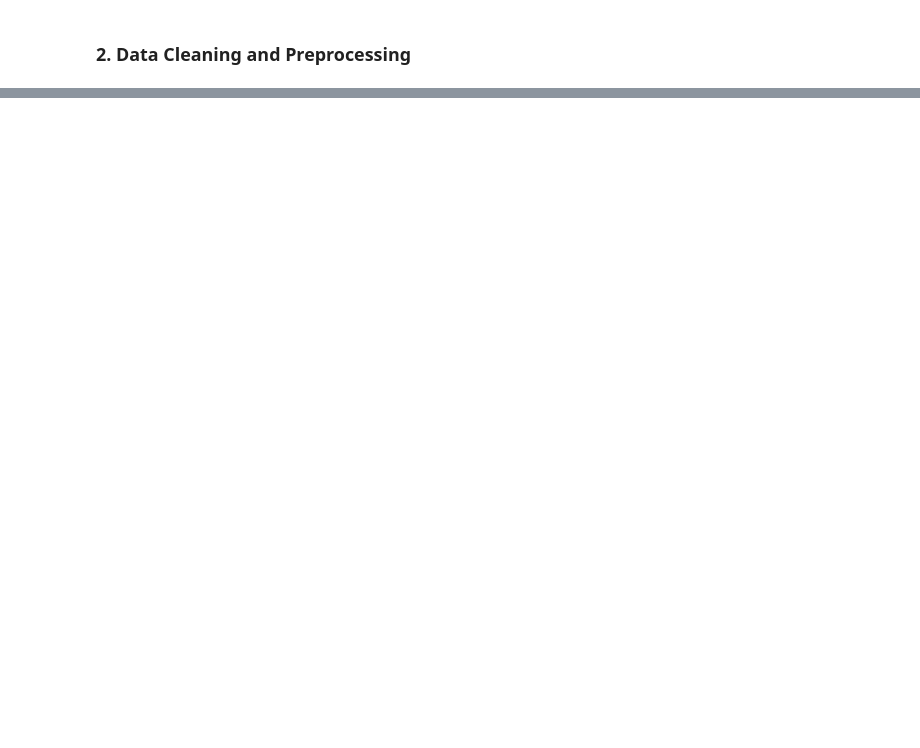
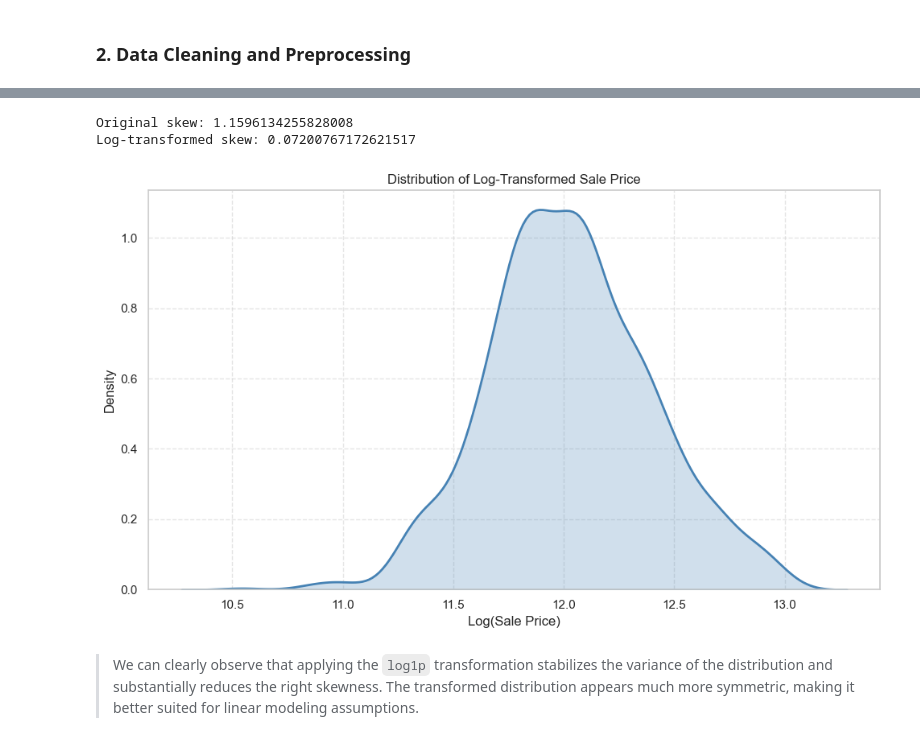
Before and after one commit to b-4her/2010-house-price-prediction, a Jupyter notebook: notebooks/EDA.ipynb, the cells around one changed output, grey strips where cells are left out. Saved outputs shown, nothing was run; the diff lists cells and outputs as text; code cells hidden in the pictures; blank space fills up the shorter version.

```diff
--- a/notebooks/EDA.ipynb
+++ b/notebooks/EDA.ipynb
@@ -259,0 +693,9 @@ Index(['Id', 'MSSubClass', 'MSZoning', 'LotFrontage', 'LotArea', 'Street',
+# %%
+# According to the dataset documentation, NaN indicates properties with no basement.
+
+# Replace missing values with 'NB' (No Basement).
+df["BsmtExposure"] = df["BsmtExposure"].fillna("NB")
+df["BsmtQual"] = df["BsmtQual"].fillna("NB")
+
+# Confirm no remaining missing values
+df.isna().sum()
@@ -259,0 +979,40 @@ Index(['Id', 'MSSubClass', 'MSZoning', 'LotFrontage', 'LotArea', 'Street',
+# %%
+# Removing outliers
+target = "SalePrice"
+
+k = 3  # conservative multiplier
+
+initial_shape = df.shape[0]
+
+q1 = df[target].quantile(0.25)
+q3 = df[target].quantile(0.75)
+iqr = q3 - q1
+
+lower_whisker = q1 - k * iqr
+upper_whisker = q3 + k * iqr
+
+df = df[df[target].between(lower_whisker, upper_whisker)]
+# %%
+# Create log-transformed target
+df["LogSalePrice"] = np.log1p(df["SalePrice"])
+
+# Compare skewness
+print("Original skew:", df["SalePrice"].skew())
+print("Log-transformed skew:", df["LogSalePrice"].skew())
+
+# Plot transformed distribution
+plt.figure(figsize=(10, 6))
+sns.kdeplot(df["LogSalePrice"], fill=True, color="steelblue", linewidth=2)
+
+plt.title("Distribution of Log-Transformed Sale Price")
+plt.xlabel("Log(Sale Price)")
+plt.ylabel("Density")
+plt.grid(True, linestyle="--", alpha=0.5)
+plt.tight_layout()
+plt.show()
+# %% [output]
+Original skew: 1.1596134255828008
+Log-transformed skew: 0.07200767172621517
+[figure, added]
+# %% [markdown]
+> We can clearly observe that applying the `log1p` transformation stabilizes the variance of the distribution and substantially reduces the right skewness. The transformed distribution appears much more symmetric, making it better suited for linear modeling assumptions.
```
Also changed, not shown: parts of 56 cells of this notebook.
